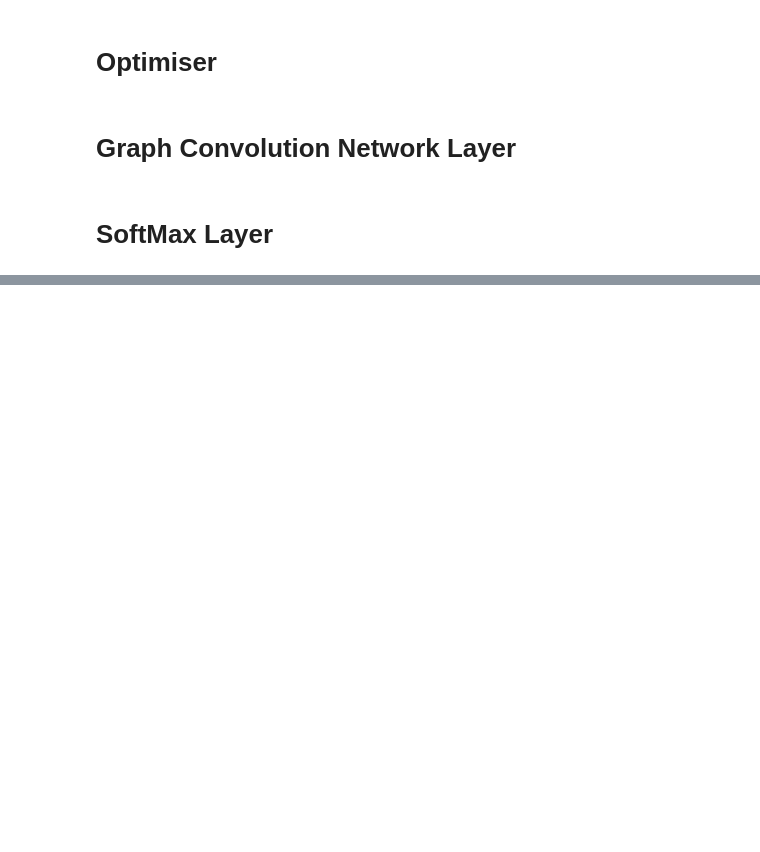
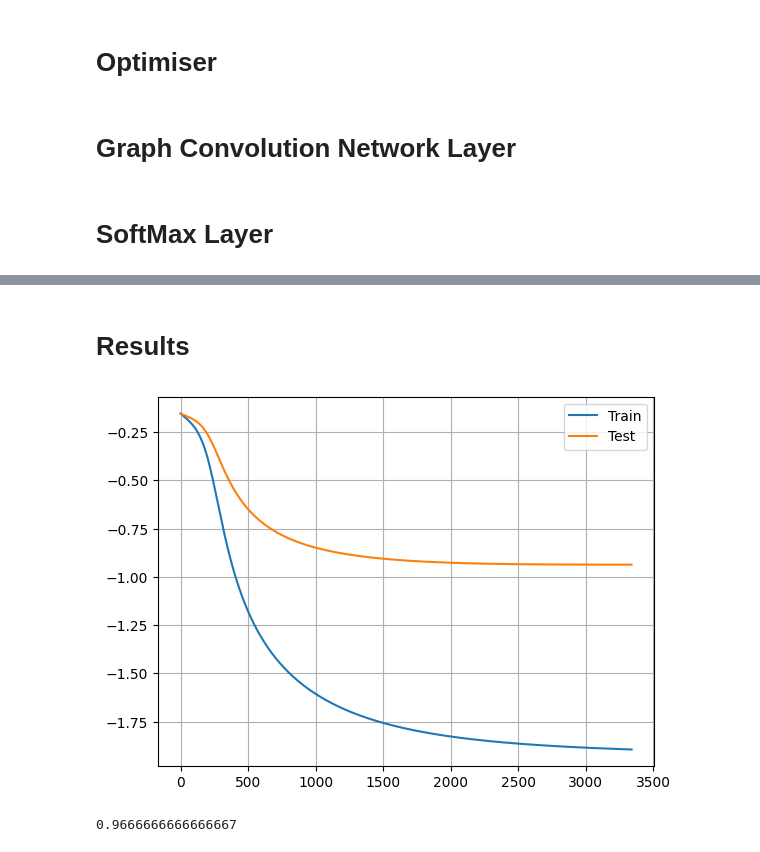
Before and after one commit to Nate-81/GCN_from_scratch, a Jupyter notebook: GNN_from_scratch.ipynb, the cells around one changed output, grey strips where cells are left out. Cells and saved outputs as stored; diff of their text form; code cells hidden in the pictures; blank space fills up the shorter version.

```diff
--- a/GNN_from_scratch.ipynb
+++ b/GNN_from_scratch.ipynb
@@ -109,7 +125,7 @@ class GCNLayer:
 
     #Forward propagation and message sharing among nodes
     def forward(self, A, previous_layer_output, W=None):
-        self.adjacency_m = A
+        self.adjacency_m = A  # (n, n)
         self.message_passing_m = (self.adjacency_m @ previous_layer_output).T
 
         if W is None:
@@ -120,19 +136,19 @@ class GCNLayer:
         return self.layer_output_m.T
 
     # Backwards propagation, correcting for loss.
-    def backward(self, optimiser:Optimiser):
+    def backward(self, optimiser: Optimiser):
         d_tanh = 1 - np.asarray(self.layer_output_m.T) ** 2
-        d2 = d_tanh * optimiser.out
+        d2 = np.multiply(d_tanh, optimiser.out)
 
-        gradient = self.adjacency_m @ d2 @ self.W
+        gradient = self.adjacency_m @ d2 @ self.weights
         optimiser.out = gradient
 
         #Same as SoftMax Layer without bias
         dW = (d2.T @ self.message_passing_m.T) / optimiser.n_inputs
-        dW_wd = self.W * optimiser.wd / optimiser.n_inputs
+        dW_wd = self.weights * optimiser.wd / optimiser.n_inputs
 
         #Updating W
-        self.W -= (dW + dW_wd) * optimiser.lr
+        self.weights -= (dW + dW_wd) * optimiser.lr
 
         return dW + dW_wd
 # %% [markdown]
@@ -145,24 +161,24 @@ class SoftmaxLayer:
         self.W = xavier(self.n_outputs, self.n_inputs)
         self.bias = np.zeros(shape=(self.n_outputs, 1))
         self.name = name
-        self._X = None  # Used to calculate gradients
+        self.input_feature_m = None  # Used to calculate gradients
 
     def softmax(self, input):
         s = np.max(input, axis=1)
-        s = s[:, np.newaxis] # necessary step to do broadcasting
+        s = s[:, np.newaxis]  # necessary step to do broadcasting
         e_x = np.exp(input - s)
         div = np.sum(e_x, axis=1)
         div = div[:, np.newaxis]
         return e_x / div
 
     def forward(self, input_feature_m, W=None, bias=None):
-        self.input_feature_m = X.T
+        self.input_feature_m = input_feature_m.T
         if W is None:
             W = self.W
         if bias is None:
             bias = self.bias
 
-        final_layer_out = np.asarray(W @ self._X) + bias
+        final_layer_out = np.asarray(W @ self.input_feature_m) + bias
         return self.softmax(final_layer_out.T)
 
     def backward(self, optimiser: Optimiser):
@@ -191,4 +207,4 @@ class SoftmaxLayer:
         self.W -= (dW + dW_wd) * optimiser.lr
         self.bias -= db.reshape(self.bias.shape) * optimiser.lr
 
-        return dW + dW_wd, db.reshape(self.bias.shape) #Do we use this?
+        return dW + dW_wd, db.reshape(self.bias.shape)
@@ -198,0 +255,14 @@ opt = Optimiser(0.03, 0.04)
+# %%
+gcn_model = GCNNetwork(
+    n_inputs=n_nodes,
+    n_outputs=n_labels,
+    hidden_sizes=[16, 2],
+    activation=np.tanh,
+)
+# %%
+np.random.seed(100)
+# train_nodes = np.random.randint(n_nodes, size=10)
+train_nodes = np.array([0, 1, 32, 33])
+test_nodes = np.array([i for i in range(labels.shape[0]) if i not in train_nodes])
+#Optimiser(learning_rate, weight_decay)
+opt = Optimiser(2e-2, 2.5e-2)
@@ -198,0 +344,14 @@ opt = Optimiser(0.03, 0.04)
+# %% [markdown]
+# Results
+# %%
+fig, ax = plt.subplots()
+ax.plot(np.log10(train_losses), label='Train')
+ax.plot(np.log10(test_losses), label='Test')
+ax.legend()
+ax.grid()
+# %% [output]
+[figure, added]
+# %%
+accuracy[-1]
+# %% [output]
+0.9666666666666667
```
Also changed, not shown: parts of 18 cells of this notebook.
